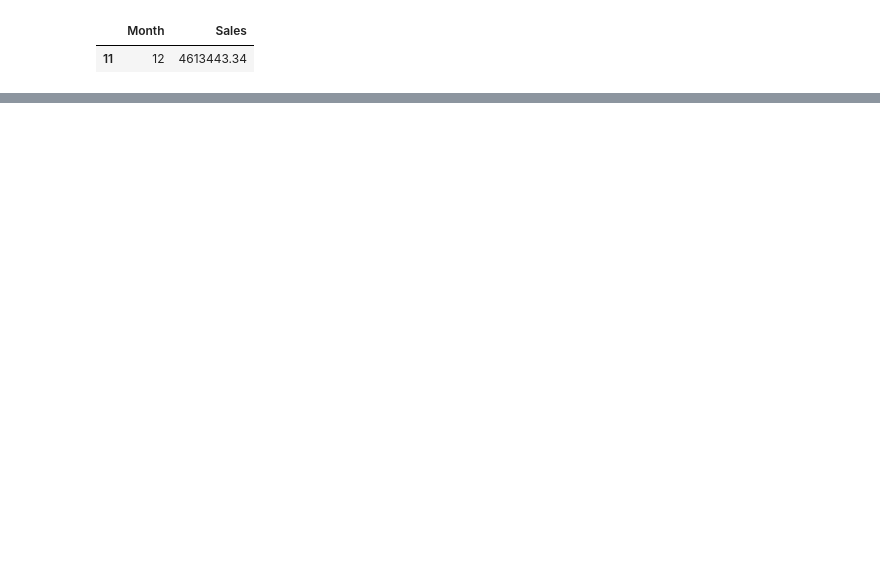
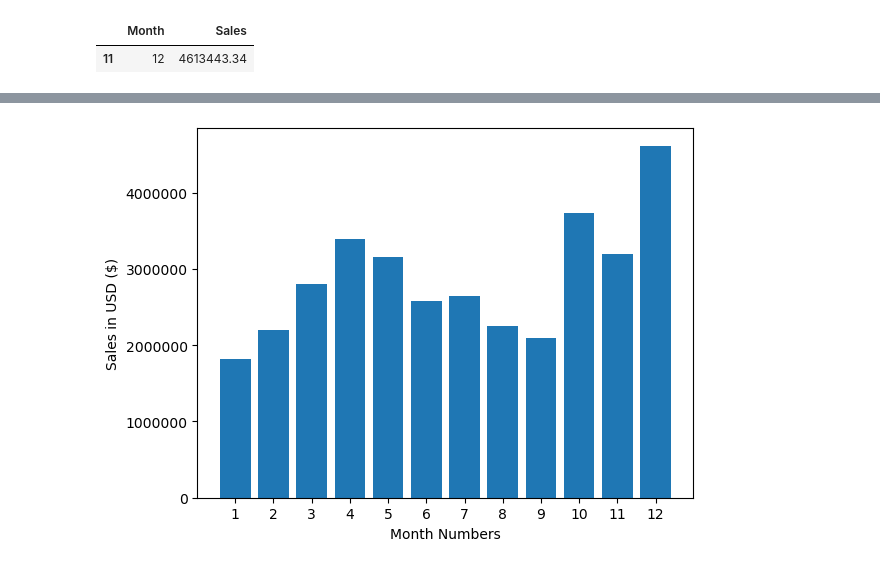
Before and after one commit to bburwinkel0721/Pandas-Data-Science-Tasks, a Jupyter notebook: SalesAnalysis/Analysis.ipynb, the cells around one changed output, grey strips where cells are left out. Cells and saved outputs as stored; diff of their text form; code cells hidden in the pictures; blank space fills up the shorter version.

```diff
--- a/SalesAnalysis/Analysis.ipynb
+++ b/SalesAnalysis/Analysis.ipynb
@@ -87,0 +99,19 @@ plt.show()
+# %%
+# Creates the initial bar graph
+plt.bar(by_month_total_sales_df["Month"], by_month_total_sales_df["Sales"])
+
+# Allows me to fix the y-axis so that the numbers display in standard form (instead of scientific)
+ax = plt.gca()
+ax.yaxis.get_major_formatter().set_scientific(False)
+
+# Helps display all the months numbers
+plt.xticks(by_month_total_sales_df["Month"])
+
+# Adds additional labels
+plt.ylabel("Sales in USD ($)")
+plt.xlabel("Month Numbers")
+
+# Displays the graph without the weird label
+plt.show()
+# %% [output]
+[figure, added]
```
Also changed, not shown: parts of 18 cells of this notebook.
